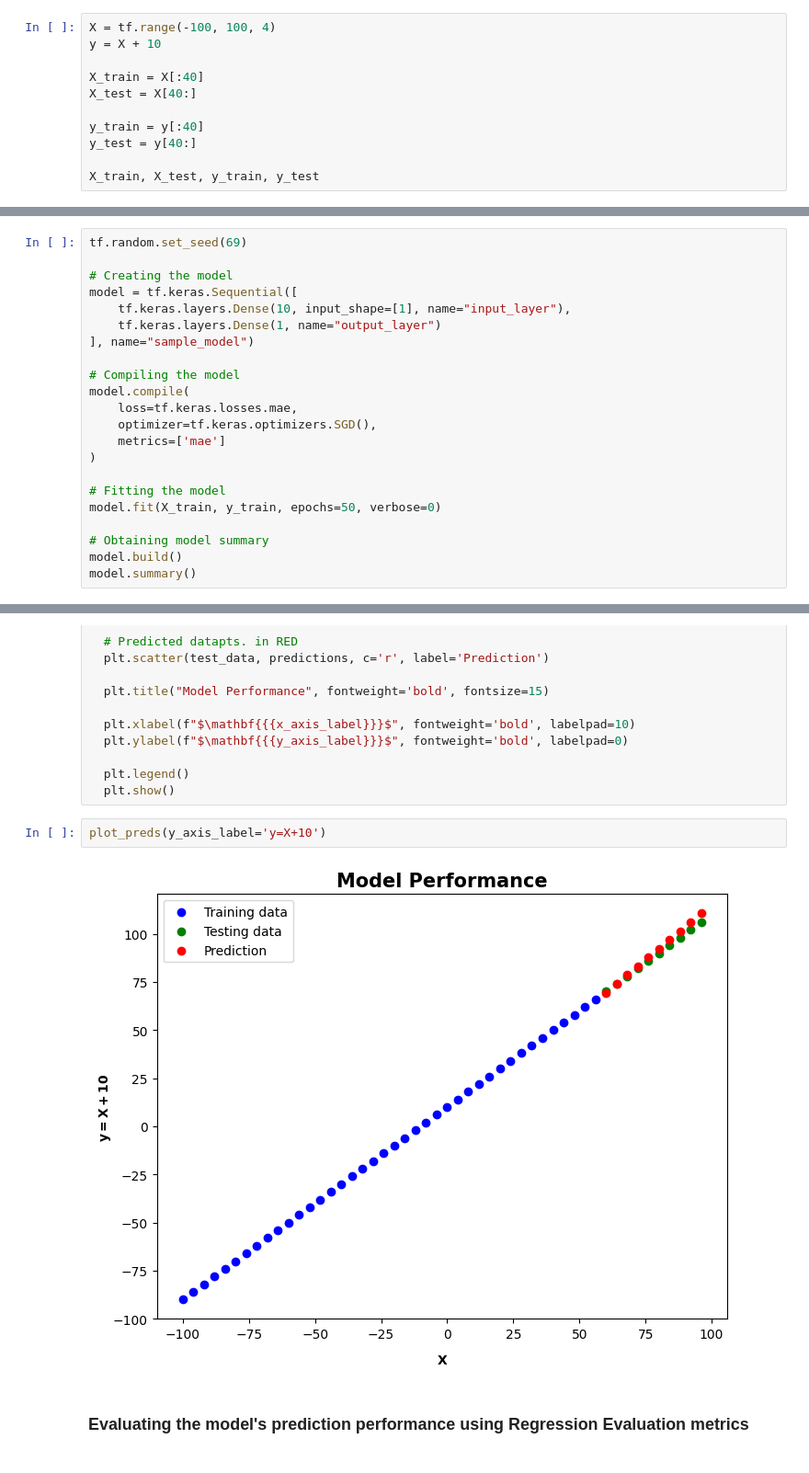
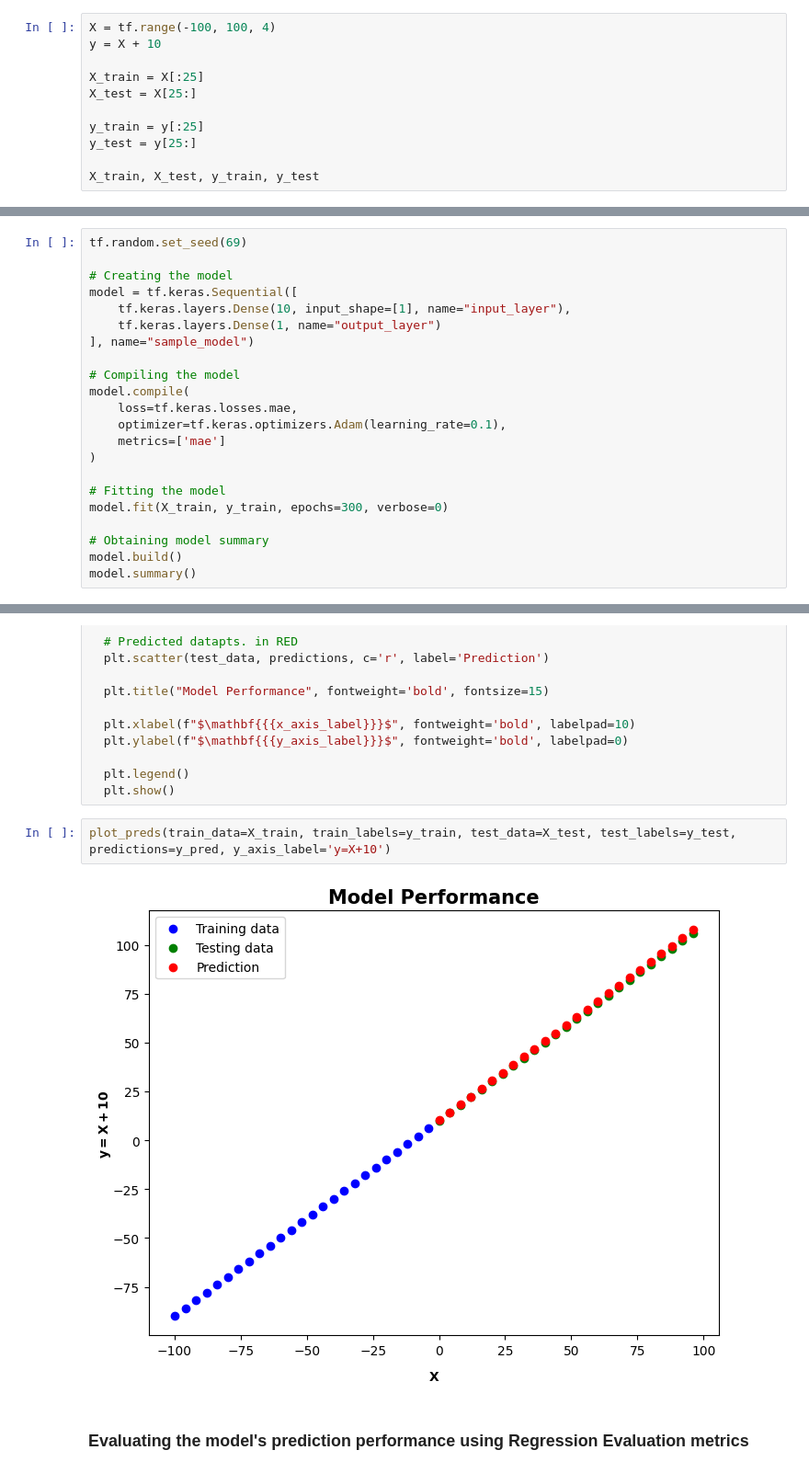
Before and after one commit to nirmit27/tensorflow-udemy, a Jupyter notebook: Neural_Network_Regression.ipynb, the cells around one changed output, grey strips where cells are left out. Shown: that part at 92% size. Saved outputs shown, nothing was run; the diff lists cells and outputs as text.

```diff
--- a/Neural_Network_Regression.ipynb
+++ b/Neural_Network_Regression.ipynb
@@ -82,11 +84,11 @@ model.evaluate([5.0, 8.0], [15.0, 18.0])
 X = tf.range(-100, 100, 4)
 y = X + 10
 
-X_train = X[:40]
-X_test = X[40:]
+X_train = X[:25]
+X_test = X[25:]
 
-y_train = y[:40]
-y_test = y[40:]
+y_train = y[:25]
+y_test = y[25:]
 
 X_train, X_test, y_train, y_test
 # %% [output]
@@ -129,12 +134,12 @@ model = tf.keras.Sequential([
 # Compiling the model
 model.compile(
     loss=tf.keras.losses.mae,
-    optimizer=tf.keras.optimizers.SGD(),
+    optimizer=tf.keras.optimizers.Adam(learning_rate=0.1),
     metrics=['mae']
 )
 
 # Fitting the model
-model.fit(X_train, y_train, epochs=50, verbose=0)
+model.fit(X_train, y_train, epochs=300, verbose=0)
 
 # Obtaining model summary
 model.build()
@@ -201,8 +212,8 @@ def plot_preds(train_data=X_train, train_labels=y_train, test_data=X_test, test_
   plt.legend()
   plt.show()
 # %%
-plot_preds(y_axis_label='y=X+10')
+plot_preds(train_data=X_train, train_labels=y_train, test_data=X_test, test_labels=y_test, predictions=y_pred, y_axis_label='y=X+10')
 # %% [output]
-[figure, old version]
+[figure, new version]
 # %% [markdown]
 ### Evaluating the model's **prediction** performance using **Regression Evaluation** metrics
```
Also changed, not shown: parts of 13 cells of this notebook.
